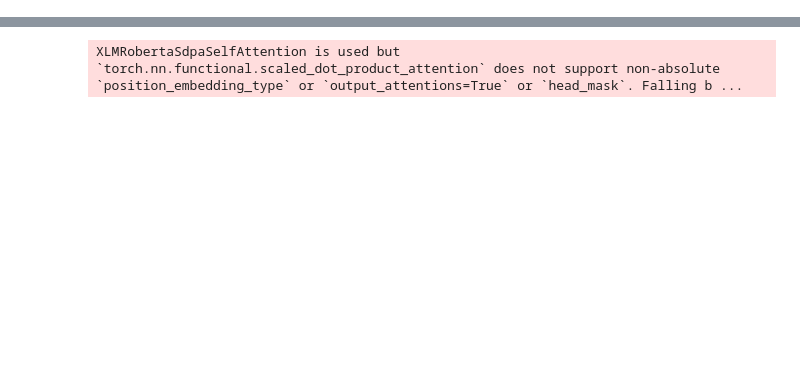
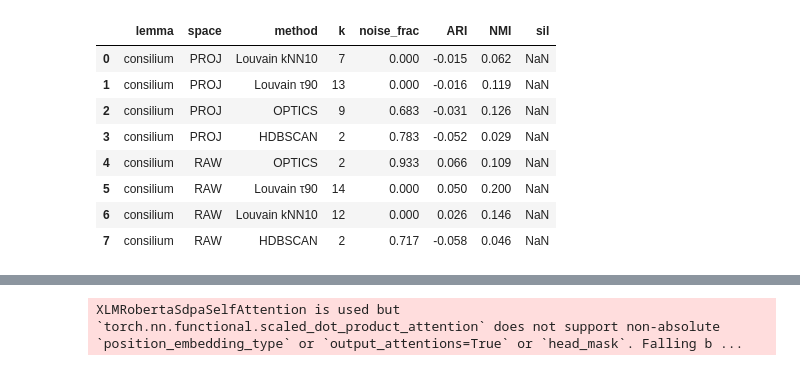
Before and after one commit to CCS-ZCU/labyrinth, a Jupyter notebook: scripts/0_2_latin-wsd-tests.ipynb, the cells around one changed output, grey strips where cells are left out. Drawn from its saved outputs; the diff is of its cells as text; code cells hidden in the pictures; blank space fills up the shorter version.

```diff
--- a/scripts/0_2_latin-wsd-tests.ipynb
+++ b/scripts/0_2_latin-wsd-tests.ipynb
@@ -128,0 +1259,84 @@ mdl_labert_v1   = AutoModel.from_pretrained(LABERT_V1_DIR).to(DEVICE).eval()
+# %%
+records = []
+target_lemmas = semeval_holdout["lemma"].astype(str).unique()
+
+for lemma in target_lemmas:
+    # skip lemmas that somehow didn't make it into the index
+    if lemma not in meta_lab["lemma_index"]:
+        continue
+
+    idx = meta_lab["lemma_index"][lemma]
+    y_gold = semeval_holdout.iloc[idx]["sense_id"].astype("category").cat.codes.to_numpy()
+
+    Xr = as_unit(vecs_raw_labert[idx])
+    Xp = as_unit(vecs_proj_labert[idx])
+    n_i = len(idx)
+
+    # --- clustering (no-graph), adaptive to n_i ---
+    labs_hdb_r, info_r  = run_hdbscan(Xr, n_samples_for_params=n_i)
+    labs_hdb_p, info_p  = run_hdbscan(Xp, n_samples_for_params=n_i)
+
+    labs_opt_r, infoo_r = run_optics(Xr, n_samples_for_params=n_i, xi=0.05)
+    labs_opt_p, infoo_p = run_optics(Xp, n_samples_for_params=n_i, xi=0.05)
+
+    # --- graphs once per space ---
+    Sr = cosine_similarity(Xr);  Sp = cosine_similarity(Xp)
+
+    # keep ~top 10% strongest edges (adjust if too sparse/dense)
+    tau_r = np.quantile(Sr[np.triu_indices_from(Sr, 1)], 0.90)
+    tau_p = np.quantile(Sp[np.triu_indices_from(Sp, 1)], 0.90)
+
+    Gr_raw = graph_from_sim(Sr, weight_name="w")
+    Gp_raw = graph_from_sim(Sp, weight_name="w")
+
+    Gr = threshold_graph(Gr_raw, tau=tau_r, weight_name="w")
+    Gp = threshold_graph(Gp_raw, tau=tau_p, weight_name="w")
+
+    labs_louv_r = run_louvain(Gr, weight_name="w", resolution=1.0)
+    labs_louv_p = run_louvain(Gp, weight_name="w", resolution=1.0)
+
+    # mutual-kNN (k=10) graphs
+    Gr_knn = knn_graph_from_sim(Sr, k=10, sym="mutual", weight_name="w")
+    Gp_knn = knn_graph_from_sim(Sp, k=10, sym="mutual", weight_name="w")
+
+    labs_louv_r_knn = run_louvain(Gr_knn, weight_name="w", resolution=1.0)
+    labs_louv_p_knn = run_louvain(Gp_knn, weight_name="w", resolution=1.0)
+
+    # --- collect metrics ---
+    rows = []
+    rows.append({"lemma":lemma, "space":"RAW",  "method":"HDBSCAN",      **labelled_metrics(labs_hdb_r, y_gold, Xr)})
+    rows.append({"lemma":lemma, "space":"PROJ", "method":"HDBSCAN",      **labelled_metrics(labs_hdb_p, y_gold, Xp)})
+
+    rows.append({"lemma":lemma, "space":"RAW",  "method":"OPTICS",       **labelled_metrics(labs_opt_r, y_gold, Xr)})
+    rows.append({"lemma":lemma, "space":"PROJ", "method":"OPTICS",       **labelled_metrics(labs_opt_p, y_gold, Xp)})
+
+    rows.append({"lemma":lemma, "space":"RAW",  "method":"Louvain τ90",  **labelled_metrics(labs_louv_r, y_gold, Xr)})
+    rows.append({"lemma":lemma, "space":"PROJ", "method":"Louvain τ90",  **labelled_metrics(labs_louv_p, y_gold, Xp)})
+
+    rows.append({"lemma":lemma, "space":"RAW",  "method":"Louvain kNN10",**labelled_metrics(labs_louv_r_knn, y_gold, Xr)})
+    rows.append({"lemma":lemma, "space":"PROJ", "method":"Louvain kNN10",**labelled_metrics(labs_louv_p_knn, y_gold, Xp)})
+
+    records.extend(rows)
+
+# ----- tables -----
+df_all = pd.DataFrame.from_records(records)
+
+# Per-lemma report
+for lemma in df_all["lemma"].unique():
+    print(f"\n=== {lemma} ===")
+    display(
+        df_all[df_all["lemma"]==lemma]
+          .sort_values(["space","ARI","NMI"], ascending=[True, False, False])
+          .reset_index(drop=True)
+          .round(3)
+    )
+
+# Overall (mean over lemmas)
+print("\n=== overall (mean over lemmas) ===")
+display(
+    df_all.groupby(["space","method"])[["ARI","NMI","sil","k","noise_frac"]]
+         .mean()
+         .sort_values(["space","ARI","NMI"], ascending=[True, False, False])
+         .round(3)
+)
+# %% [output]
@@ -128,0 +1344,9 @@ mdl_labert_v1   = AutoModel.from_pretrained(LABERT_V1_DIR).to(DEVICE).eval()
+|  | lemma | space | method | k | noise_frac | ARI | NMI | sil |
+| 0 | consilium | PROJ | Louvain kNN10 | 7 | 0.000 | -0.015 | 0.062 | NaN |
+| 1 | consilium | PROJ | Louvain τ90 | 13 | 0.000 | -0.016 | 0.119 | NaN |
+| 2 | consilium | PROJ | OPTICS | 9 | 0.683 | -0.031 | 0.126 | NaN |
+| 3 | consilium | PROJ | HDBSCAN | 2 | 0.783 | -0.052 | 0.029 | NaN |
+| 4 | consilium | RAW | OPTICS | 2 | 0.933 | 0.066 | 0.109 | NaN |
+| 5 | consilium | RAW | Louvain τ90 | 14 | 0.000 | 0.050 | 0.200 | NaN |
+| 6 | consilium | RAW | Louvain kNN10 | 12 | 0.000 | 0.026 | 0.146 | NaN |
+| 7 | consilium | RAW | HDBSCAN | 2 | 0.717 | -0.058 | 0.046 | NaN |
```
Also changed, not shown: parts of 49 cells of this notebook, 16 other files.
